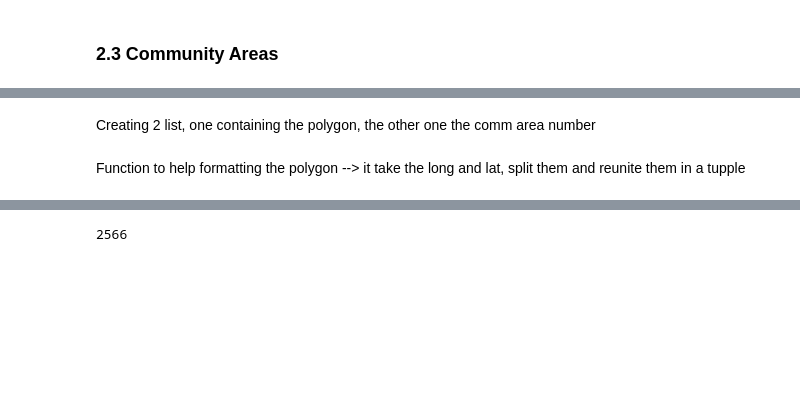
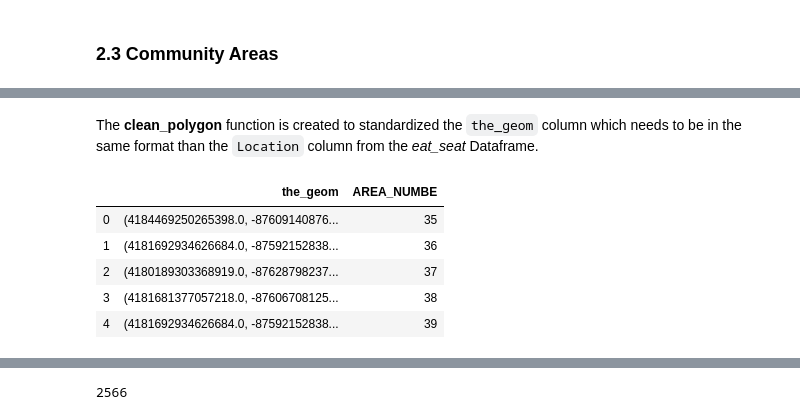
Before and after one commit to clairebilat/ada-2019-project-lost-and-found, a Jupyter notebook: Milestone-3.ipynb, the cells around one changed output, grey strips where cells are left out. Cells and saved outputs as stored; diff of their text form; code cells hidden in the pictures; blank space fills up the shorter version.

```diff
--- a/Milestone-3.ipynb
+++ b/Milestone-3.ipynb
@@ -490,5 +454,22 @@ Importation of the new dataset containing the comm areas and their geographical
+# %% [markdown]
+The **clean_polygon** function is created to standardized the `the_geom` column which needs to be in the same format than the `Location` column from the *eat_seat* Dataframe.
+# %%
+def clean_polygon(poly) :
+    pair = poly.strip('MULTIPOLYGON (((').strip(')))').split(' ')
+    pair[0] = re.sub("[^0-9]", "", pair[0])
+    pair[1] = re.sub("[^0-9]", "", pair[1])
+    return (float(pair[1]),-float(pair[0]))
+# %%
+commareas.the_geom = commareas.the_geom.apply(clean_polygon)
+# %%
+commareas.head()
+# %% [output]
+|  | the_geom | AREA_NUMBE |
+| 0 | (4184469250265398.0, -87609140876... | 35 |
+| 1 | (4181692934626684.0, -87592152838... | 36 |
+| 2 | (4180189303368919.0, -87628798237... | 37 |
+| 3 | (4181681377057218.0, -87606708125... | 38 |
+| 4 | (4181692934626684.0, -87592152838... | 39 |
 # %%
 polygons = commareas['the_geom']
 comareanum = commareas['AREA_NUMBE']
-# %% [markdown]
-Creating 2 list, one containing the polygon, the other one the comm area number
@@ -500,2 +475,0 @@ def polyfunc(x) :
-# %% [markdown]
-Function to help formatting the polygon --> it take the long and lat, split them and reunite them in a tupple
```
Also changed, not shown: parts of 47 cells of this notebook.
